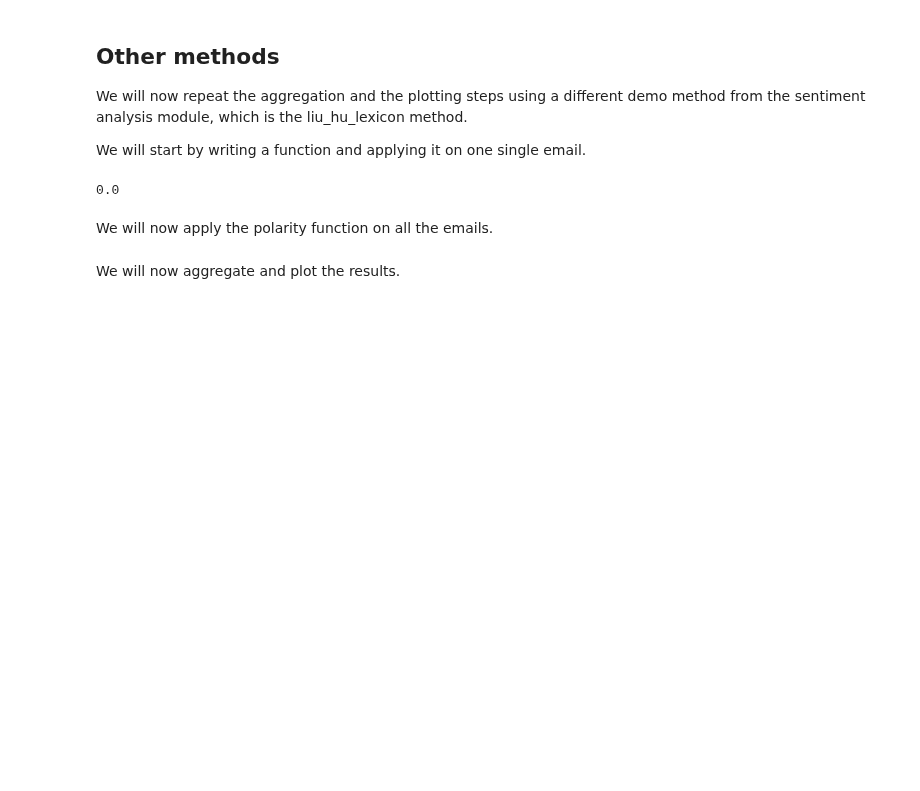
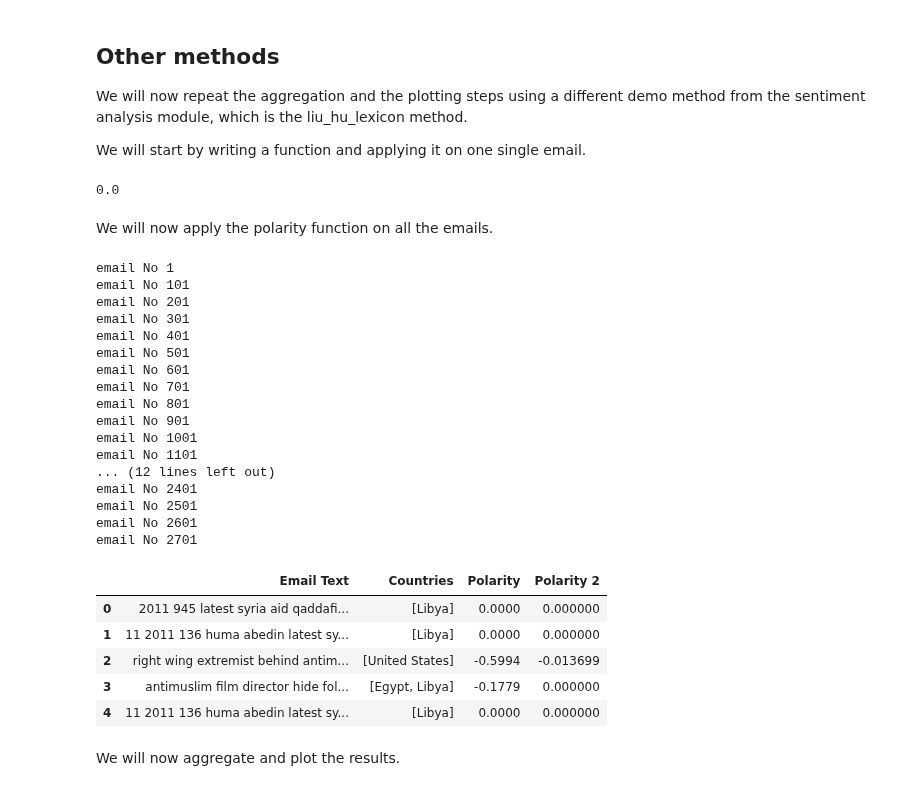
Before and after one commit to amirsh/ada-ana, a Jupyter notebook: HW5-notebooks/HW5-part2.ipynb, the cells around one changed output. Drawn from its saved outputs; the diff is of its cells as text; code cells hidden in the pictures; blank space fills up the shorter version.

```diff
--- a/HW5-notebooks/HW5-part2.ipynb
+++ b/HW5-notebooks/HW5-part2.ipynb
@@ -325,17 +325,42 @@ liu_hu_lexicon_polarity(mail,tokenizer)
 # %% [markdown]
 We will now apply the polarity function on all the emails.
 # %%
-tokenizer = treebank.TreebankWordTokenizer()
-
 sentiments2 = {}
 
 for i in np.arange(clean_emails.shape[0]):
     mail = clean_emails.iloc[i,0]
     sentiments2[i] = liu_hu_lexicon_polarity(mail,tokenizer)
+    # verbose
+    if i % 100 == 0:
+        print('email No {}'.format(i+1))
 
 sentiments2 = pd.Series(sentiments2)
 clean_emails['Polarity 2'] = sentiments2
 clean_emails.head()
+# %% [output]
+email No 1
+email No 101
+email No 201
+email No 301
+email No 401
+email No 501
+email No 601
+email No 701
+email No 801
+email No 901
+email No 1001
+email No 1101
+... (12 lines left out)
+email No 2401
+email No 2501
+email No 2601
+email No 2701
+|  | Email Text | Countries | Polarity | Polarity 2 |
+| 0 | 2011 945 latest syria aid qaddafi... | [Libya] | 0.0000 | 0.000000 |
+| 1 | 11 2011 136 huma abedin latest sy... | [Libya] | 0.0000 | 0.000000 |
+| 2 | right wing extremist behind antim... | [United States] | -0.5994 | -0.013699 |
+| 3 | antimuslim film director hide fol... | [Egypt, Libya] | -0.1779 | 0.000000 |
+| 4 | 11 2011 136 huma abedin latest sy... | [Libya] | 0.0000 | 0.000000 |
 # %% [markdown]
 We will now aggregate and plot the results.
 # %%
```
Also changed, not shown: parts of 7 cells of this notebook.
